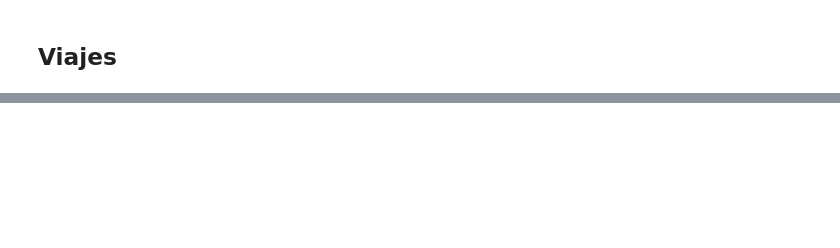
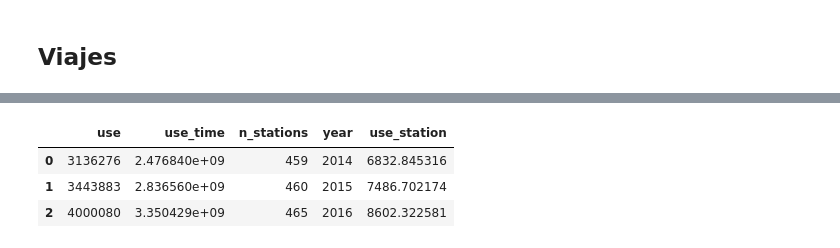
Before and after one commit to jacobojpedrosa/bixi-data_analysis, a Jupyter notebook: metyis_challenge.ipynb, the cells around one changed output, grey strips where cells are left out. Saved outputs shown, nothing was run; the diff lists cells and outputs as text; code cells hidden in the pictures; blank space fills up the shorter version.

```diff
--- a/metyis_challenge.ipynb
+++ b/metyis_challenge.ipynb
@@ -222,0 +315,9 @@ rush.take(50)
+# %%
+bixi_useDF = pd.DataFrame(bixi_use.toPandas(), columns = ['use', 'use_time', 'n_stations', 'year'])
+bixi_useDF['use_station'] = bixi_useDF.use/bixi_useDF.n_stations
+bixi_useDF.head()
+# %% [output]
+|  | use | use_time | n_stations | year | use_station |
+| 0 | 3136276 | 2.476840e+09 | 459 | 2014 | 6832.845316 |
+| 1 | 3443883 | 2.836560e+09 | 460 | 2015 | 7486.702174 |
+| 2 | 4000080 | 3.350429e+09 | 465 | 2016 | 8602.322581 |
```
Also changed, not shown: parts of 37 cells of this notebook.
